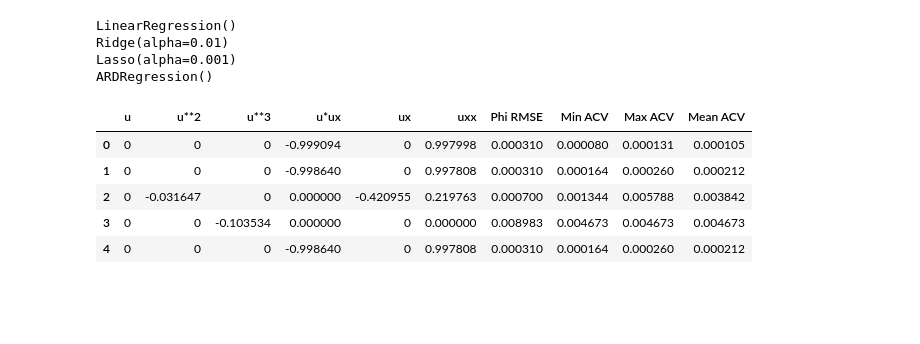
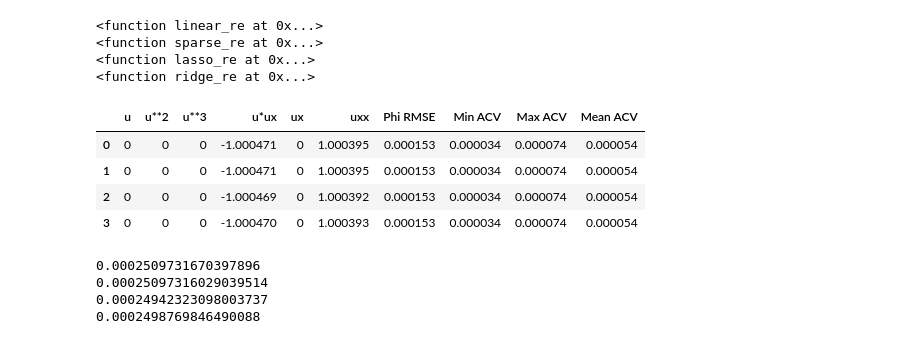
Before and after one commit to zhixuan1994/Optimization-Machine-learning-Applied-Inverse-PDEs, a Jupyter notebook: chapter 5/Chapter5_2.ipynb, the cells around one changed output. Saved outputs shown, nothing was run; the diff lists cells and outputs as text; code cells hidden in the pictures; blank space fills up the shorter version.

```diff
--- a/chapter 5/Chapter5_2.ipynb
+++ b/chapter 5/Chapter5_2.ipynb
@@ -578,8 +586,8 @@ PINN2.set_weights(results.x)
 t_start = 1
 t_end = 2
 x_end = 3
-x_num = 500
-t_num = 300
+t_num = 100
+x_num = 50
 z_pinn, x_pinn, t_pinn = x_y_z_generate(PINN2, x_end, t_start, t_end, x_num, t_num)
 # %%
 t_test = np.linspace(0, 100, 11)[1:-1]
@@ -606,8 +614,8 @@ for t in t_test:
 t_start = 4
 t_end = 5
 x_end = 3
-x_num = 500
-t_num = 300
+t_num = 100
+x_num = 50
 z_pinn, x_pinn, t_pinn = x_y_z_generate(PINN2, x_end, t_start, t_end, x_num, t_num)
 # %%
 t_test = np.linspace(0, 100, 11)[1:-1]
@@ -760,8 +789,8 @@ PINN3.set_weights(results.x)
 t_start = 1
 t_end = 2
 x_end = 3
-x_num = 500
-t_num = 300
+t_num = 100
+x_num = 50
 z_pinn, x_pinn, t_pinn = x_y_z_generate(PINN3, x_end, t_start, t_end, x_num, t_num)
 # %%
 t_test = np.linspace(0, 100, 11)[1:-1]
@@ -788,8 +817,8 @@ for t in t_test:
 t_start = 4
 t_end = 5
 x_end = 3
-x_num = 500
-t_num = 300
+t_num = 100
+x_num = 50
 z_pinn, x_pinn, t_pinn = x_y_z_generate(PINN3, x_end, t_start, t_end, x_num, t_num)
 # %%
 t_test = np.linspace(0, 100, 11)[1:-1]
@@ -863,14 +892,23 @@ print(head)
 ['u', 'u**2', 'u**3', 'u*ux', 'ux', 'uxx']
 # %%
-linear_opt_main(0.01, 0.001, 'L-BFGS-B', 200, head, phi, 0.001, ut, 0.01)
+re_tab = linear_opt_main('L-BFGS-B', 200, head, phi, 0.001, ut, 0.01)
+re_tab
 # %% [output]
-LinearRegression()
-Ridge(alpha=0.01)
-Lasso(alpha=0.001)
-ARDRegression()
+<function linear_re at 0x...>
+<function sparse_re at 0x...>
+<function lasso_re at 0x...>
+<function ridge_re at 0x...>
 |  | u | u**2 | u**3 | u*ux | ux | uxx | Phi RMSE | Min ACV | Max ACV | Mean ACV |
-| 0 | 0 | 0 | 0 | -0.999094 | 0 | 0.997998 | 0.000310 | 0.000080 | 0.000131 | 0.000105 |
-| 1 | 0 | 0 | 0 | -0.998640 | 0 | 0.997808 | 0.000310 | 0.000164 | 0.000260 | 0.000212 |
-| 2 | 0 | -0.031647 | 0 | 0.000000 | -0.420955 | 0.219763 | 0.000700 | 0.001344 | 0.005788 | 0.003842 |
-| 3 | 0 | 0 | -0.103534 | 0.000000 | 0 | 0.000000 | 0.008983 | 0.004673 | 0.004673 | 0.004673 |
-| 4 | 0 | 0 | 0 | -0.998640 | 0 | 0.997808 | 0.000310 | 0.000164 | 0.000260 | 0.000212 |
+| 0 | 0 | 0 | 0 | -1.000471 | 0 | 1.000395 | 0.000153 | 0.000034 | 0.000074 | 0.000054 |
+| 1 | 0 | 0 | 0 | -1.000471 | 0 | 1.000395 | 0.000153 | 0.000034 | 0.000074 | 0.000054 |
+| 2 | 0 | 0 | 0 | -1.000469 | 0 | 1.000392 | 0.000153 | 0.000034 | 0.000074 | 0.000054 |
+| 3 | 0 | 0 | 0 | -1.000470 | 0 | 1.000393 | 0.000153 | 0.000034 | 0.000074 | 0.000054 |
+# %%
+target = [0, 0, 0, -1, 0, 1]
+for i in range(len(re_tab)):
+    print(mean_squared_error(re_tab.iloc[i,:6], target, squared=False))
+# %% [output]
+0.0002509731670397896
+0.00025097316029039514
+0.00024942323098003737
+0.0002498769846490088
```
Also changed, not shown: parts of 33 cells of this notebook, 1 other file.
